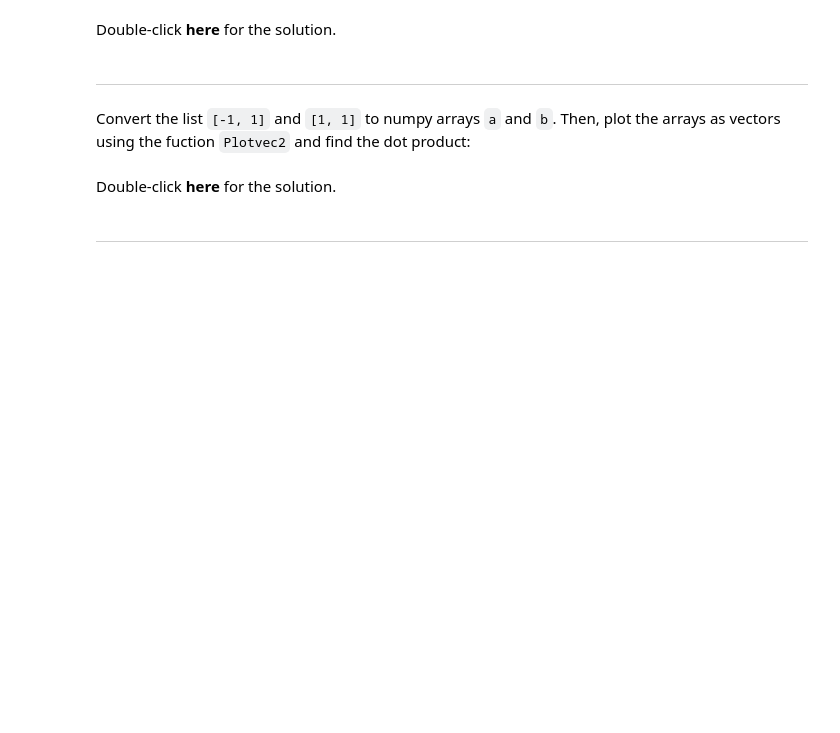
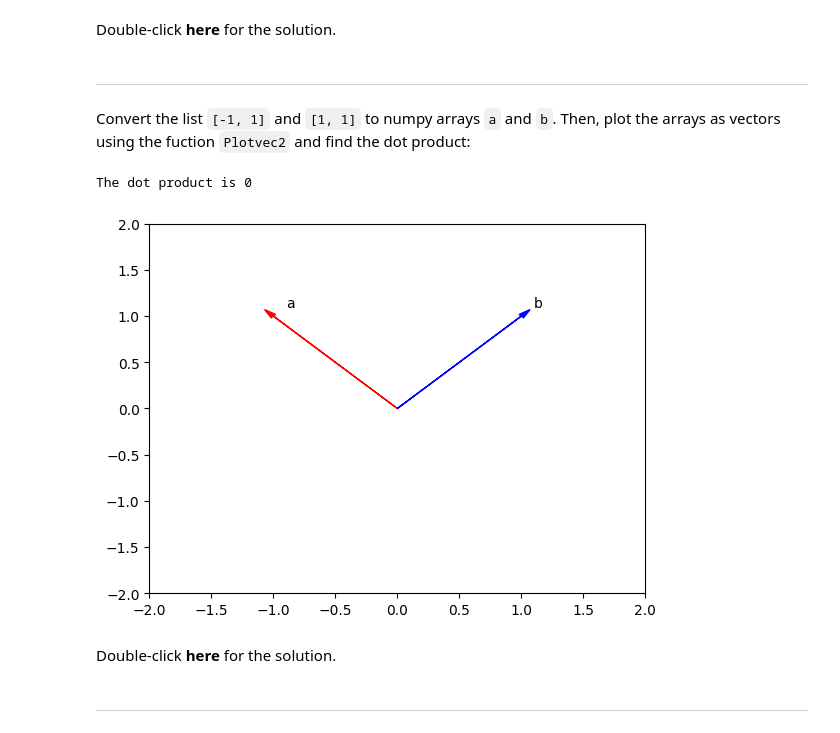
Before and after one commit to meganfister/Megan-Fister-codespaces-jupyter-BAE305-Python-HW, a Jupyter notebook: notebooks/BAE305_Python_HW_Notebook/PY0101EN-5-1-Numpy1D.ipynb, the cells around one changed output. Saved outputs shown, nothing was run; the diff lists cells and outputs as text; code cells hidden in the pictures; blank space fills up the shorter version.

```diff
--- a/notebooks/BAE305_Python_HW_Notebook/PY0101EN-5-1-Numpy1D.ipynb
+++ b/notebooks/BAE305_Python_HW_Notebook/PY0101EN-5-1-Numpy1D.ipynb
@@ -560,3 +575,7 @@ Double-click __here__ for the solution.
 Consider the list <code>[1, 2, 3, 4, 5]</code> and <code>[1, 0, 1, 0, 1]</code>, and cast both lists to a numpy array then multiply them together:
 # %%
 # Write your code below and press Shift+Enter to execute
+
+a = np.array([1, 2, 3, 4, 5])
+b = np.array([1, 0, 1, 0, 1])
+a * b
@@ -577,3 +596,36 @@ Convert the list <code>[-1, 1]</code> and <code>[1, 1]</code> to numpy arrays <c
+# %%
+# Write your code below and press Shift+Enter to execute
+
+
+def Plotvec1(u, z, v):
+
+    ax = plt.axes()
+    ax.arrow(0, 0, *u, head_width=0.05, color='r', head_length=0.1)
+    plt.text(*(u + 0.1), 'u')
+
+    ax.arrow(0, 0, *v, head_width=0.05, color='b', head_length=0.1)
+    plt.text(*(v + 0.1), 'v')
+    ax.arrow(0, 0, *z, head_width=0.05, head_length=0.1)
+    plt.text(*(z + 0.1), 'z')
+    plt.ylim(-2, 2)
+    plt.xlim(-2, 2)
+
+def Plotvec2(a,b):
+    ax = plt.axes()
+    ax.arrow(0, 0, *a, head_width=0.05, color ='r', head_length=0.1)
+    plt.text(*(a + 0.1), 'a')
+    ax.arrow(0, 0, *b, head_width=0.05, color ='b', head_length=0.1)
+    plt.text(*(b + 0.1), 'b')
+    plt.ylim(-2, 2)
+    plt.xlim(-2, 2)
+
+a = np.array([-1, 1])
+b = np.array([1, 1])
+Plotvec2(a, b)
+print("The dot product is", np.dot(a,b))
+# %% [output]
+The dot product is 0
+[figure, added]
 # %% [markdown]
 Double-click __here__ for the solution.
 
```
Also changed, not shown: parts of 8 cells of this notebook.
